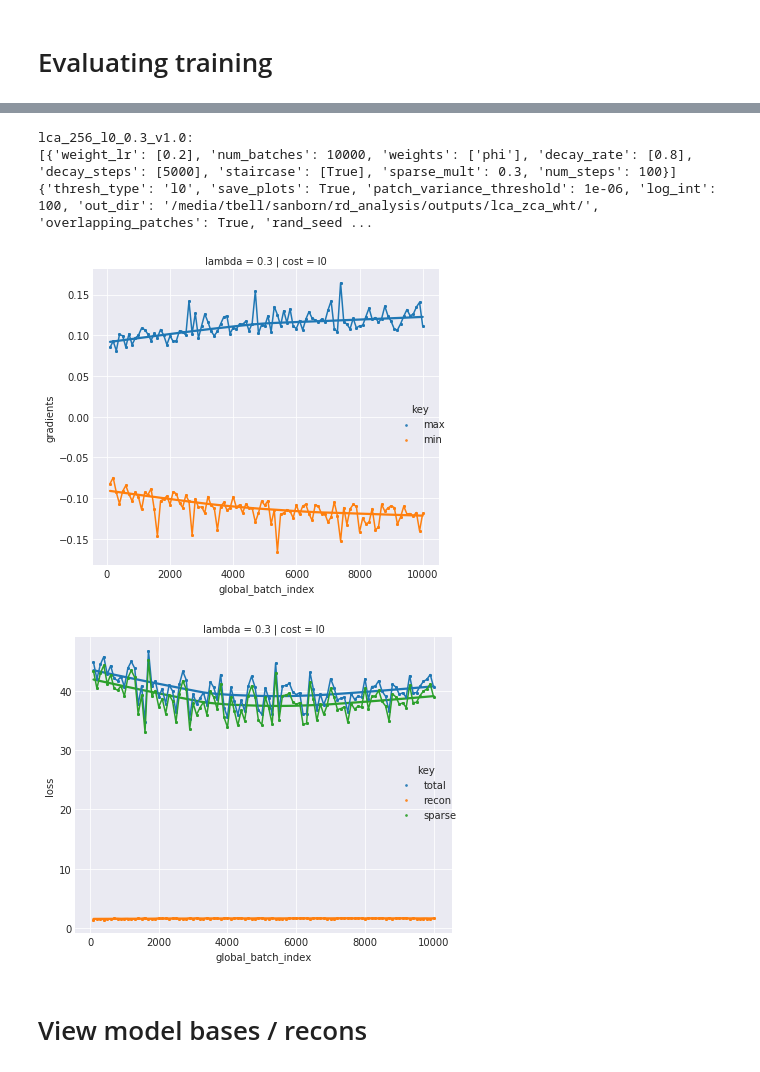
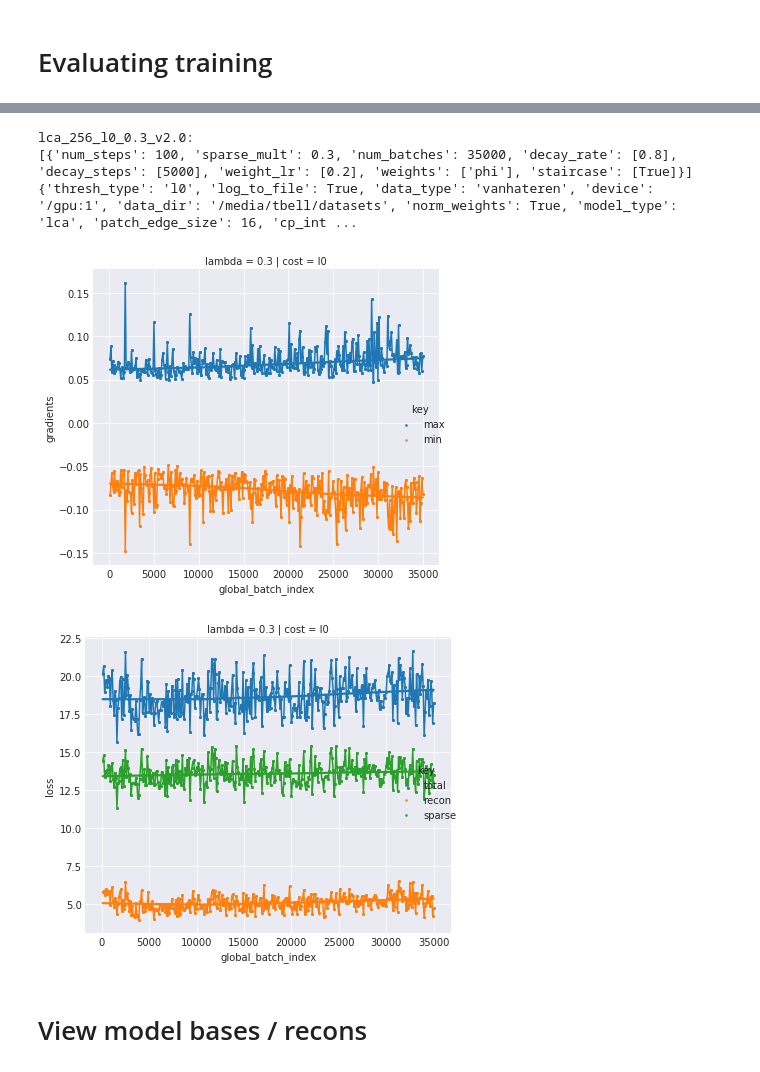
Before and after one commit to sophiaas/DeepSparseCoding, a Jupyter notebook: evaluate_training.ipynb, the cells around one changed output, grey strips where cells are left out. Cells and saved outputs as stored; diff of their text form; code cells hidden in the pictures.

```diff
--- a/evaluate_training.ipynb
+++ b/evaluate_training.ipynb
@@ -36,11 +18,9 @@ sns.set_style('white')
 # %%
 batch_params = {
-    "model_types": ['ica'],
-    "mod_label": 'ica_normed_v1.0',
-    "n_neurons": [512],
-    "costs": ['l1'],
-    "lams": ['0.5'],
+    "model_type": 'lca',
+    "n_neurons": [256],
+    "costs": ['l0'],
+    "lams": ['0.3'],
     "version": 'v2.0',
-#     "out_dir": 1/media/tbell/sanborn/rd_outputs_v11/coeffs/"
-    "out_dir": "/media/tbell/sanborn/rd_analysis/outputs/ica_normed/"
+    "out_dir": "/media/tbell/sanborn/rd_analysis/outputs/nowht_v3/"
 }
@@ -96,35 +27,13 @@ Image("/media/tbell/sanborn/rd_analysis/outputs/ica_normed/ica_normed_v1.0/vis/a
-# %%
-# batch_params = {
-#     "model_types": ['lca'],
-#     "n_neurons": [512],
-#     "costs": ['l0', 'l1'],
-#     "lams": ['0.1', '0.3', '0.5', '0.7', '0.9'],
-#     "version": 'v1.0',
-# #     "out_dir": "/media/tbell/sanborn/rd_outputs_v11/coeffs/"
-#     "out_dir": "/media/tbell/sanborn/rd_analysis/outputs/nowht_v2/"
-# }
-
-batch_params = {
-    "model_types": ['lca'],
-    "n_neurons": [256],
-    "costs": ['l0'],
-    "lams": ['0.3'],
-    "version": 'v1.0',
-#     "out_dir": "/media/tbell/sanborn/rd_outputs_v11/coeffs/"
-    "out_dir": "/media/tbell/sanborn/rd_analysis/outputs/lca_zca_wht/"
-}
 # %%
-i = pf.batch_plot_model_grads(batch_params)
-i = pf.batch_plot_model_loss(batch_params)
-# i = pf.batch_plot_model_sparsity(batch_params)
-# i = pf.batch_plot_model_mse(batch_params)
+max_batch = pf.batch_plot_model_grads(batch_params)
+max_batch = pf.batch_plot_model_loss(batch_params)
 pf.print_model_sched(batch_params, True)
 # %% [output]
-lca_256_l0_0.3_v1.0:
-[{'weight_lr': [0.2], 'num_batches': 10000, 'weights': ['phi'], 'decay_rate': [0.8], 'decay_steps': [5000], 'staircase': [True], 'sparse_mult': 0.3, 'num_steps': 100}]
-{'thresh_type': 'l0', 'save_plots': True, 'patch_variance_threshold': 1e-06, 'log_int': 100, 'out_dir': '/media/tbell/sanborn/rd_analysis/outputs/lca_zca_wht/', 'overlapping_patches': True, 'rand_seed ...
+lca_256_l0_0.3_v2.0:
+[{'num_steps': 100, 'sparse_mult': 0.3, 'num_batches': 35000, 'decay_rate': [0.8], 'decay_steps': [5000], 'weight_lr': [0.2], 'weights': ['phi'], 'staircase': [True]}]
+{'thresh_type': 'l0', 'log_to_file': True, 'data_type': 'vanhateren', 'device': '/gpu:1', 'data_dir': '/media/tbell/datasets', 'norm_weights': True, 'model_type': 'lca', 'patch_edge_size': 16, 'cp_int ...
-[figure, old version]
+[figure, new version]
-[figure, old version]
+[figure, new version]
 # %% [markdown]
 # View model bases / recons
 # %% [markdown]
```
Also changed, not shown: parts of 12 cells of this notebook, 1 other file.
